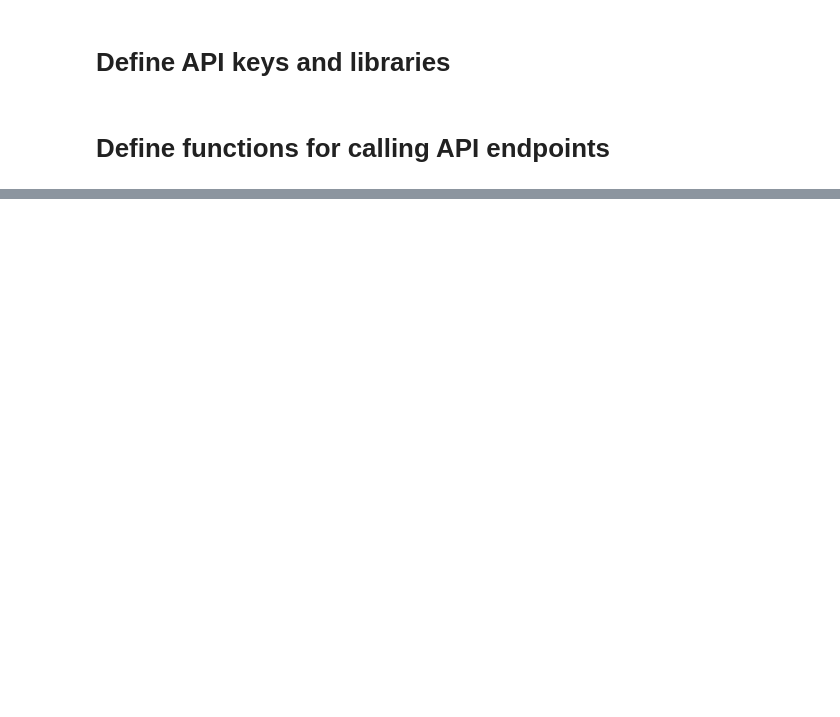
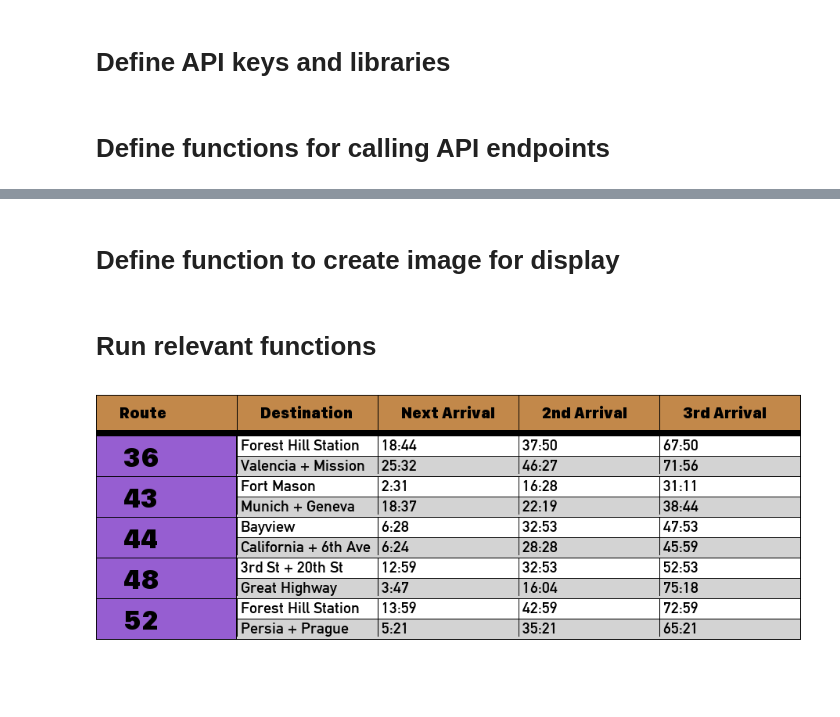
Before and after one commit to dHbdHbdHb/TimeTable, a Jupyter notebook: api_testing.ipynb, the cells around one changed output, grey strips where cells are left out. Drawn from its saved outputs; the diff is of its cells as text; code cells hidden in the pictures; blank space fills up the shorter version.

Commit message:
Start on getting an image created

```diff
--- a/api_testing.ipynb
+++ b/api_testing.ipynb
@@ -48,13 +51,13 @@ class api_511:
 
         return stop_df
 
-    def get_stop_monitoring(self, route, stop_code, operator_id='SF'):
+    def get_stop_monitoring(self, stop_code, operator_id='SF'):
         response = self.get_request(
             url = 'http://api.511.org/transit/StopMonitoring',
             params = {
                 'format': 'json',
                 'agency': operator_id,
-                'route': route,
+                #'route': route,  doesn't seem to make any difference
                 'stopCode': stop_code
             }
         )
@@ -115,0 +104,11 @@ resp
+# %%
+def format_time_delta(delta: timedelta) -> str:
+    seconds = int(delta.total_seconds())
+    secs_in_a_min = 60
+    minutes, seconds = divmod(seconds, secs_in_a_min)
+    time_fmt = f"{minutes}:{seconds:02d}"
+    return time_fmt
+# %%
+def format_time(df, row, col):
+    time = datetime.strptime(re.subn('[T]', ' ', df.at[row,col])[0].replace('Z',''),'%Y-%m-%d %H:%M:%S')
+    return time
@@ -115,0 +126,15 @@ resp
+# %%
+def filter_by_time(df):
+    delta = []
+    for i in range(df.shape[0]):
+        #Some reformatting of objs/strings in df to be in datetime format
+        timestamp = format_time(df, 0, 'timestamp')
+        first_arrival = format_time(df, i, 'expected_arrival_time')
+        first_line = df.at[i,'line']
+        direction = df.at[i, 'destination_stop_name']
+        delta.append(first_arrival - timestamp)
+    df["time_till_departure"] = delta
+    twentyfive = timedelta(minutes = 60)
+    df.sort_values(['line','destination_stop_name'], inplace=True, ignore_index=True)
+    return df.reset_index(drop = True)
+    #return df.loc[df['time_till_departure'] < twentyfive].reset_index(drop = True)
@@ -115,0 +186,2 @@ resp
+# %% [markdown]
+# Define function to create image for display
@@ -115,0 +253,10 @@ resp
+# %% [markdown]
+# Run relevant functions
+# %%
+local_df = pd.DataFrame()
+for values in stops_dict.values():
+    local_df = pd.concat([local_df, api.get_stop_monitoring(values)], ignore_index=True)
+relevant_df = relevant_format(local_df)
+make_image(relevant_df)
+# %% [output]
+[figure, added]
```
Also changed, not shown: parts of 10 cells of this notebook, 7 other files.
